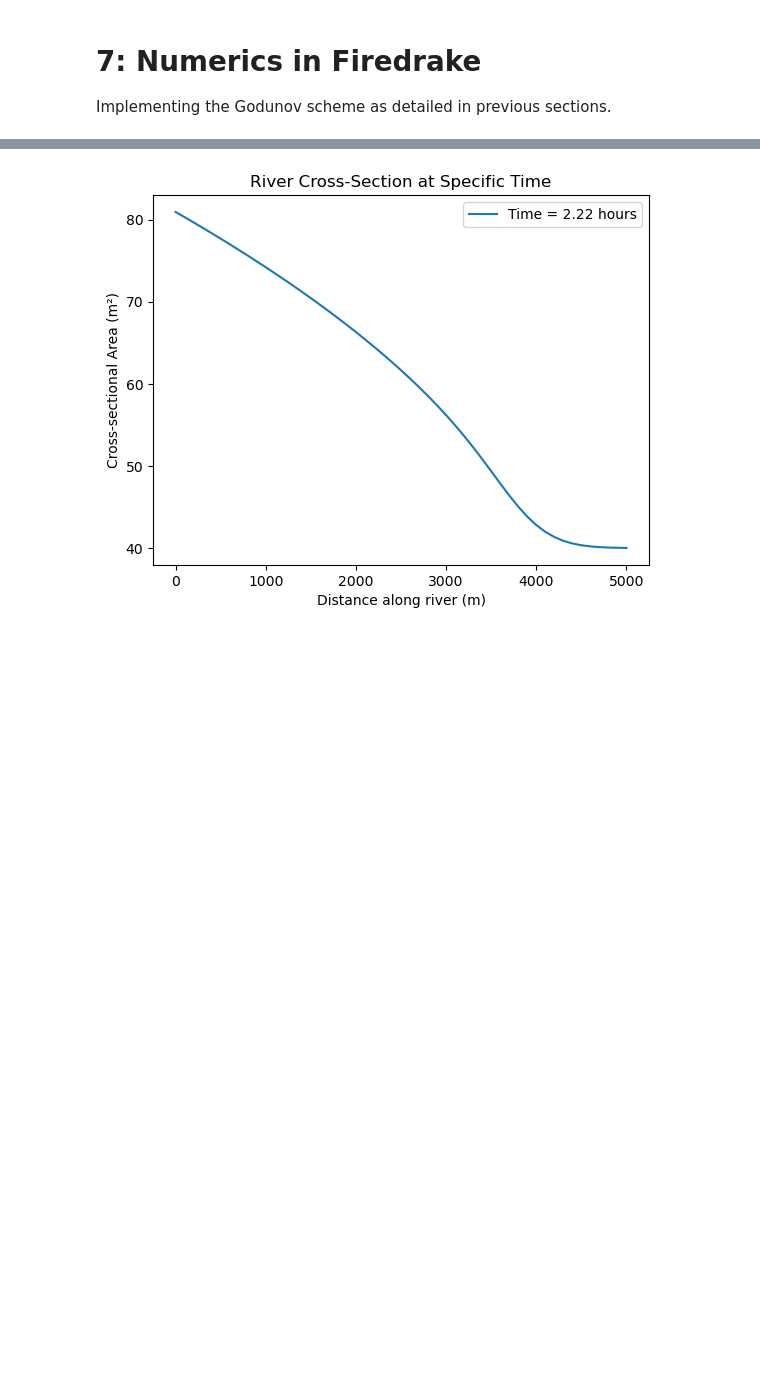
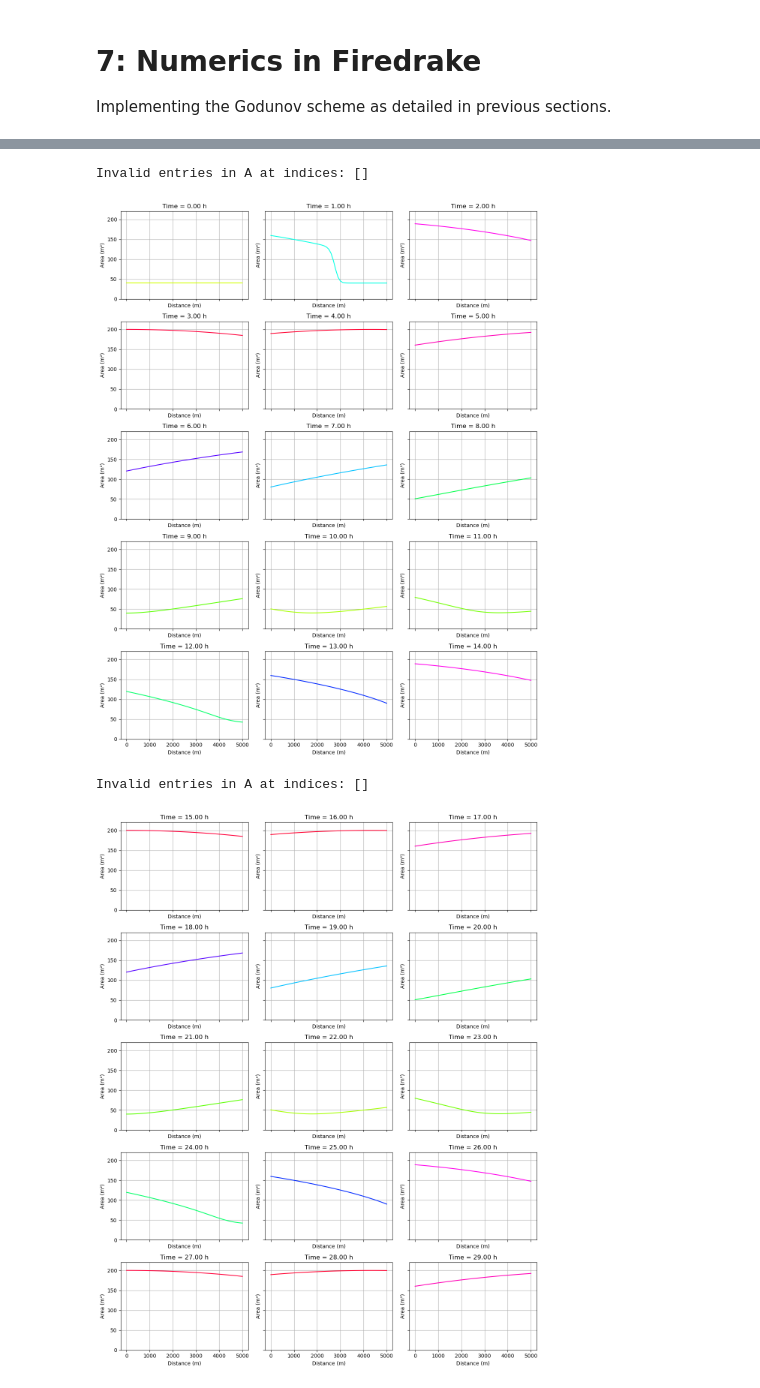
Before and after one commit to obokhove/FDnumerics2526, a Jupyter notebook: Alex_Carey/Exercise 2/2.ipynb, the cells around one changed output, grey strips where cells are left out. Cells and saved outputs as stored; diff of their text form; code cells hidden in the pictures; blank space fills up the shorter version.

Commit message:
Flood and some further periodic testing with plots

```diff
--- a/Alex_Carey/Exercise 2/2.ipynb
+++ b/Alex_Carey/Exercise 2/2.ipynb
@@ -2,6 +2,22 @@
 # 7: Numerics in Firedrake
 
 Implementing the Godunov scheme as detailed in previous sections.
+# %%
+import numpy as np
+
+def closest_index(array: list, value: float) -> int:
+    """Find the index of the closest value in an array.
+
+    Args:
+        array (list): The array to search.
+        value (float): The value to find.
+
+    Returns:
+        int: The index of the closest value.
+    """
+    array = np.asarray(array)
+    index = (np.abs(array - value)).argmin()
+    return index
 # %%
 class River(object):
     def __init__(self, h0: float, w0: float, L: float, Cm: float = 0.1, g: float = 9.81, dsb: float = -0.001):
@@ -24,7 +40,12 @@ class River(object):
         return self.w0 + 2 * A / self.w0
 
     def flux(self, A):
-        return A ** (5/3) * (-1 * self.dsb) ** 0.5 / (self.Cm * self.P(A) ** (2/3))
+        result = A ** (5/3) * (-1 * self.dsb) ** 0.5 / (self.Cm * self.P(A) ** (2/3))
+        if isinstance(result, complex):
+            print(f'Flux calculation resulted in complex number for A={A}')
+            raise ValueError("Flux calculation resulted in a complex number.")
+
+        return result
 
     def velocity(self, A):
         return (A / self.P(A)) ** (2/3) * (-1 * self.dsb) ** 0.5 / self.Cm
@@ -220,17 +299,21 @@ def flood_bc(river: River, times: list[float], flood_multiple: float, verbosity:
 L = 5000
 W0 = 40
 H0 = 1
-dt = 100
-t_final = 80000.0
+dt = 50
+t_final = 160000.0
 river = River(H0, W0, L)
 river.build_grid(nx=51)
 ic: InitialConditions = constant_ic(river)
+# ic: InitialConditions = zero_ic(river)
 # bc = constant_bc(river, times=[np.linspace(0, t_final, num=2).tolist()], h = 6)
-bc: BoundaryConditions = flood_bc(river, times=np.linspace(0, t_final, int(t_final/dt)).tolist(), flood_multiple=4, verbosity=1)
+# bc: BoundaryConditions = flood_bc(river, times=np.linspace(0, t_final, int(t_final/dt)).tolist(), flood_multiple=4)
+bc: BoundaryConditions = periodic_bc(river, times=np.linspace(0, t_final, int(t_final/dt)).tolist(), period=3600*12, amplitude=river.h0*river.w0*2)
+bc.plot()
 print(len(bc.h))
+
+# for i in range(570, 601):
+#     print(f'Boundary Condition at time index {i} (time={bc.times[i]}s): h = {bc.h[i]} m, w = {bc.w[i]} m')
 
 solver = GodunovSolver()
 solution = solver.solve(river, bc, ic, t_final=t_final, dt=dt)
-
-solution.plot()
 # %% [output]
@@ -241,4 +323,9 @@ Time: 79900.00 / 80000.00 s
 # %%
-solution.plot_time(time_index=80)
+solution.plot_15_hours(start_time_hours=0)
+solution.plot_15_hours(start_time_hours=15)
+solution.plot_15_hours(start_time_hours=30)
 # %% [output]
+Invalid entries in A at indices: []
-[figure, old version]
+[figure, new version]
+Invalid entries in A at indices: []
+[figure, added]
```
Also changed, not shown: parts of 5 cells of this notebook.
